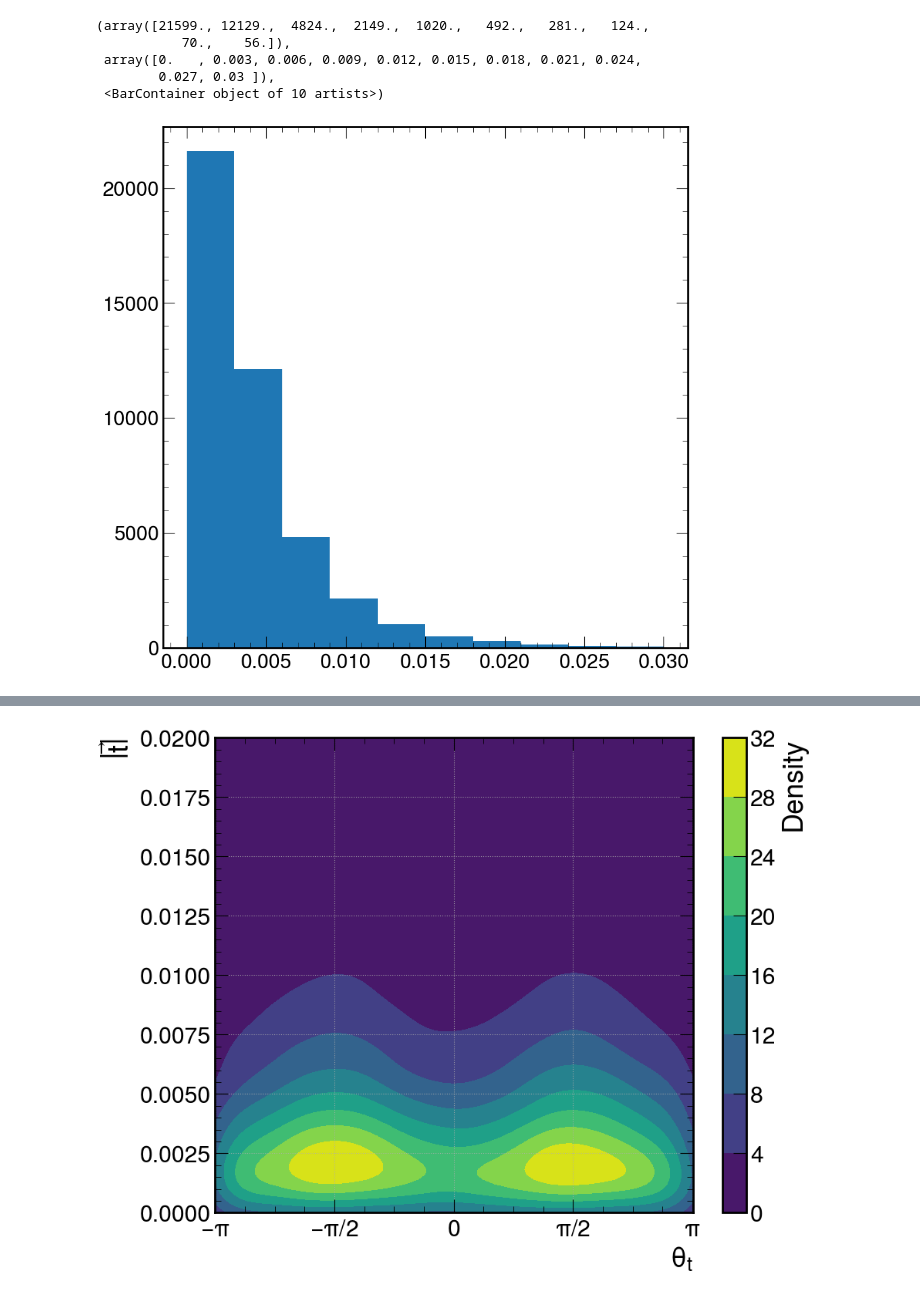
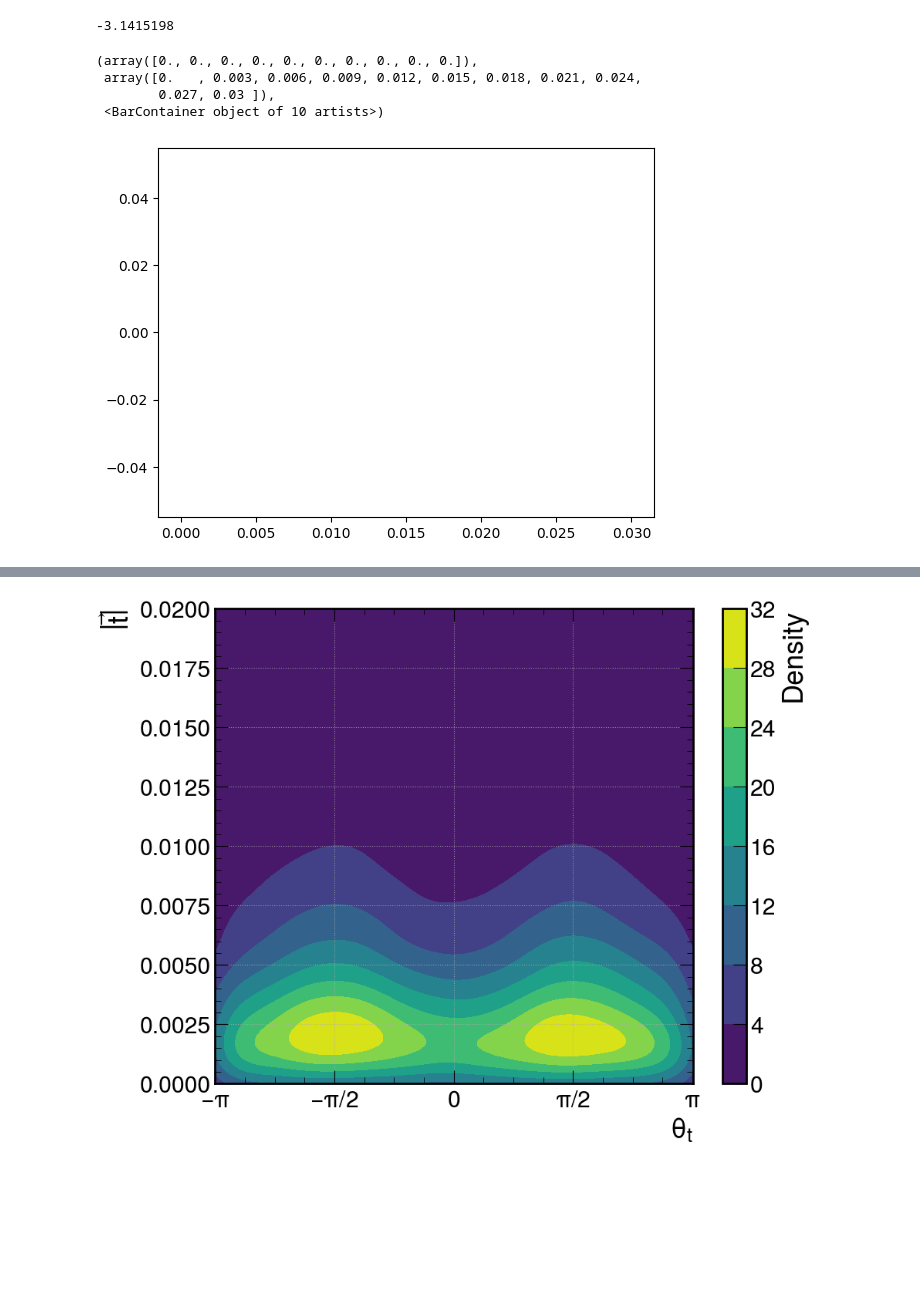
Before and after one commit to els285/SummerProjects24, a Jupyter notebook: Callum/ColorFlow_ttbar/ethan_attempt_at_jetpull.ipynb, the cells around one changed output, grey strips where cells are left out. Saved outputs shown, nothing was run; the diff lists cells and outputs as text; code cells hidden in the pictures; blank space fills up the shorter version.

```diff
--- a/Callum/ColorFlow_ttbar/ethan_attempt_at_jetpull.ipynb
+++ b/Callum/ColorFlow_ttbar/ethan_attempt_at_jetpull.ipynb
@@ -47,15 +59,18 @@ def pull1(track1,jet1):
 # %%
 out1=pull1(track_vector1,jet_vector_2btagged[:,0])
 out2=pull1(track_vector2,jet_vector_2btagged[:,1])
+# %%
+np.amin(np.arctan2(out2.y,out2.x))
+# %% [output]
+-3.1415198
 # %%
-plt.hist(mag(out1),range=[0,0.03])
+plt.hist(mag(p1),range=[0,0.03])
 # %% [output]
-(array([21599., 12129.,  4824.,  2149.,  1020.,   492.,   281.,   124.,
-           70.,    56.]),
+(array([0., 0., 0., 0., 0., 0., 0., 0., 0., 0.]),
  array([0.   , 0.003, 0.006, 0.009, 0.012, 0.015, 0.018, 0.021, 0.024,
         0.027, 0.03 ]),
  <BarContainer object of 10 artists>)
-[figure, old version]
+[figure, new version]
 # %%
 plt.hist(np.arctan2(out1.y,out1.x))
 # %% [output]
```
Also changed, not shown: parts of 12 cells of this notebook.
